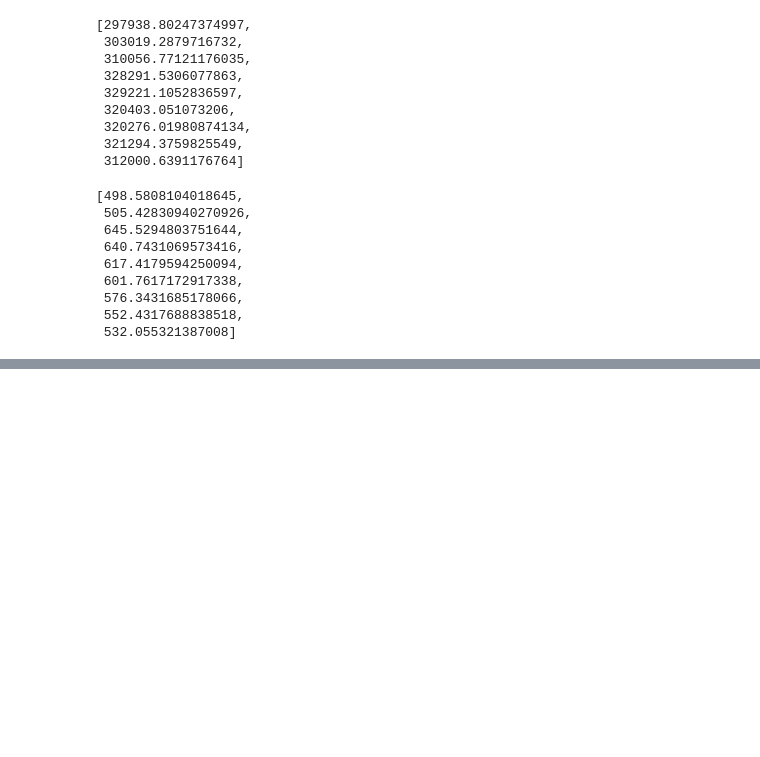
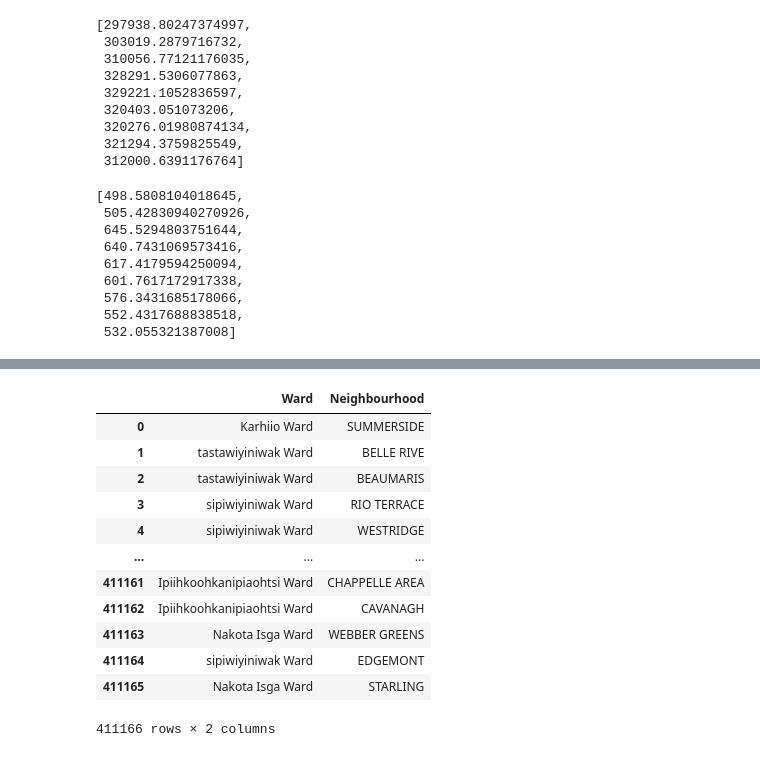
Before and after one commit to mcmccaig/prop_price, a Jupyter notebook: notebooks/EDA.ipynb, the cells around one changed output, grey strips where cells are left out. Cells and saved outputs as stored; diff of their text form; code cells hidden in the pictures; blank space fills up the shorter version.

```diff
--- a/notebooks/EDA.ipynb
+++ b/notebooks/EDA.ipynb
@@ -171,0 +190,17 @@ stat_per_year(resi_house_data, 'Lot Size', year_list)
+# %%
+ward_mask = current_house_data[['Ward','Neighbourhood']]
+ward_mask
+# %% [output]
+|  | Ward | Neighbourhood |
+| 0 | Karhiio Ward | SUMMERSIDE |
+| 1 | tastawiyiniwak Ward | BELLE RIVE |
+| 2 | tastawiyiniwak Ward | BEAUMARIS |
+| 3 | sipiwiyiniwak Ward | RIO TERRACE |
+| 4 | sipiwiyiniwak Ward | WESTRIDGE |
+| ... | ... | ... |
+| 411161 | Ipiihkoohkanipiaohtsi Ward | CHAPPELLE AREA |
+| 411162 | Ipiihkoohkanipiaohtsi Ward | CAVANAGH |
+| 411163 | Nakota Isga Ward | WEBBER GREENS |
+| 411164 | sipiwiyiniwak Ward | EDGEMONT |
+| 411165 | Nakota Isga Ward | STARLING |
+411166 rows × 2 columns
```
Also changed, not shown: parts of 21 cells of this notebook.
